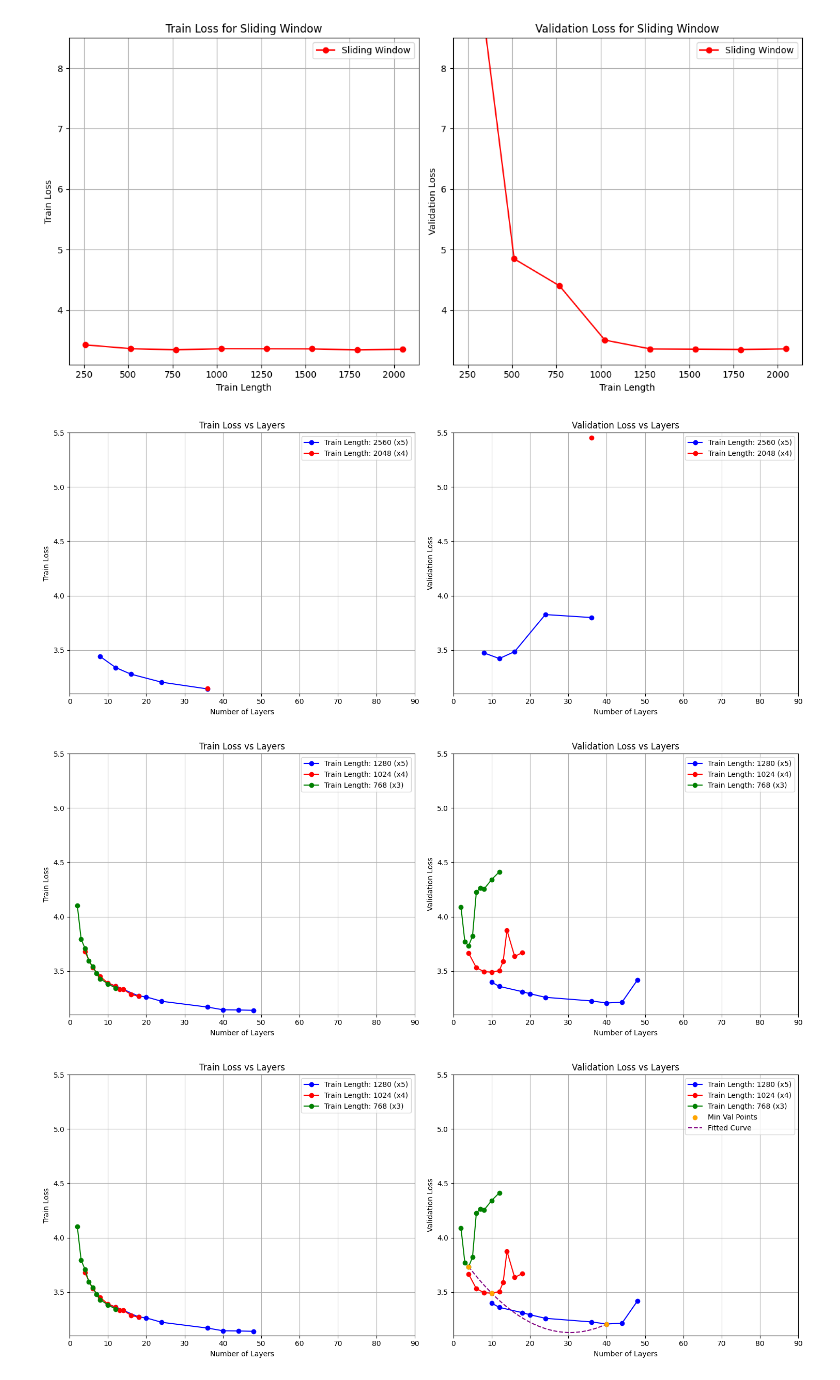
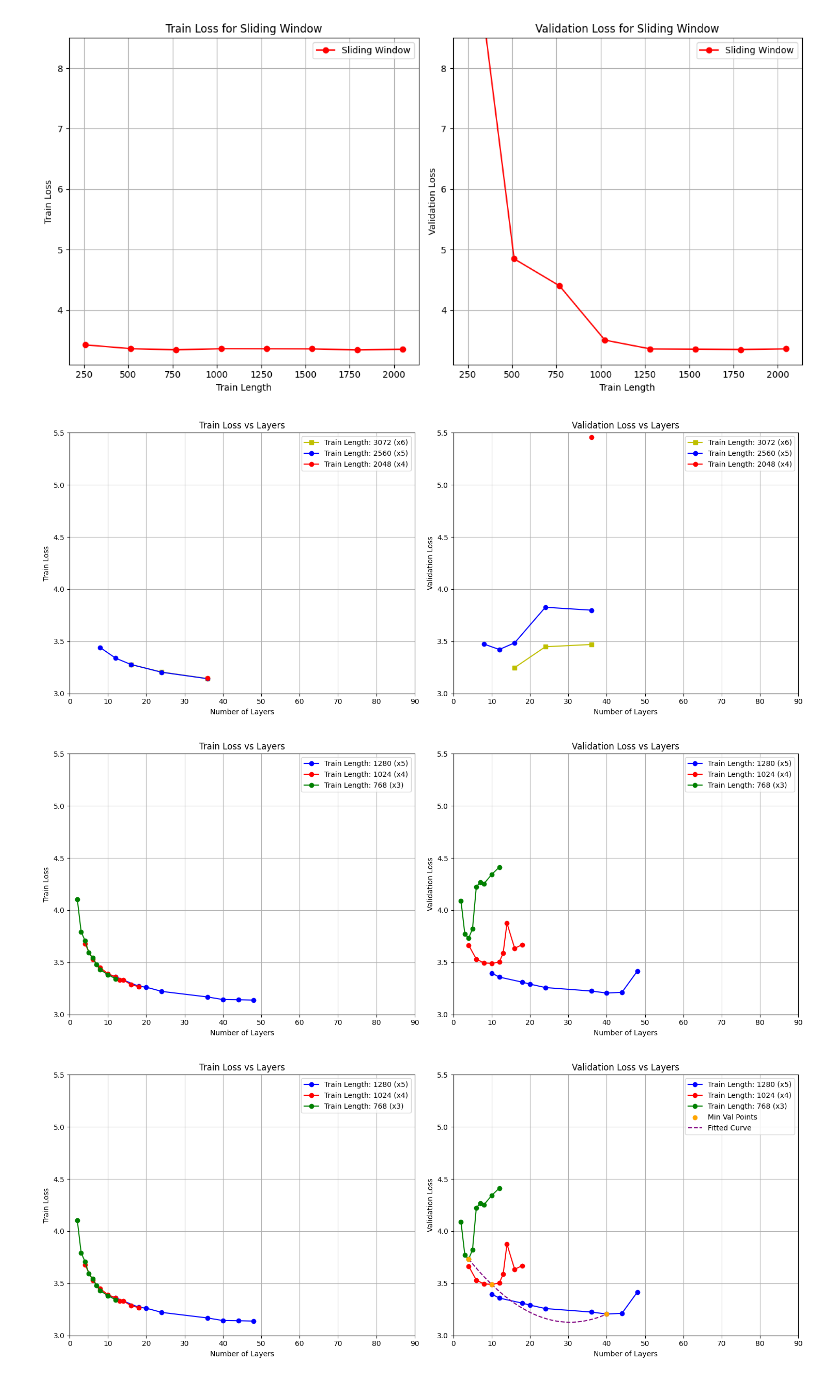
Before and after one commit to Fzkuji/better-nanoGPT, a Jupyter notebook: notebooks/visualization_loss-depth_window_trainsize.ipynb, the cells around one changed output. Drawn from its saved outputs; the diff is of its cells as text; code cells hidden in the pictures.

Commit message:
Visualization.

```diff
--- a/notebooks/visualization_loss-depth_window_trainsize.ipynb
+++ b/notebooks/visualization_loss-depth_window_trainsize.ipynb
@@ -91,10 +91,18 @@ import matplotlib.pyplot as plt
 
 # window size = 512
 
+# | Window Size | Layers | Train Length | Val Length | Train Loss | Val Loss |
+# | ----------- | ------ | ------------ | ---------- | ---------- | -------- |
+# | 512         | 8      | 3072         | 32768      |            |          |
+# | 512         | 12     | 3072         | 32768      |            |          |
+# | 512         | 16     | 3072         | 32768      | 3.27698    | 3.24785  |
+# | 512         | 24     | 3072         | 32768      | 3.20554    | 3.44778  |
+# | 512         | 36     | 3072         | 32768      | 3.14282    | 3.46975  |
+
 # Data for Train: 3072; Val: 32768
-layers_768 = [36]
-train_loss_768 = [3.14535]
-val_loss_768 = [5.4548]
+layers_768 = [16, 24, 36]
+train_loss_768 = [3.27698, 3.20554, 3.14282]
+val_loss_768 = [3.24785, 3.44778, 3.46975]
 
 
 # | Window Size | Layers | Train Length | Val Length | Train Loss | Val Loss |
@@ -117,13 +125,13 @@ train_loss_1024 = [3.14535]
 val_loss_1024 = [5.4548]
 
 # Determine global min and max for y-axis across both train and validation loss
-y_min, y_max = 3.1, 5.5
+y_min, y_max = 3, 5.5
 
 # Create subplots with updated y-axis limits
 fig, (ax1, ax2) = plt.subplots(1, 2, figsize=(15, 6))
 
 # Train loss plot
-# ax1.plot(layers_768, train_loss_768, label="Train Length: 768", marker='o', color='y')
+ax1.plot(layers_768, train_loss_768, label="Train Length: 3072 (x6)", marker='s', color='y')
 ax1.plot(layers_1280, train_loss_1280, label="Train Length: 2560 (x5)", marker='o', color='b')
 ax1.plot(layers_1024, train_loss_1024, label="Train Length: 2048 (x4)", marker='o', color='r')
 ax1.set_title("Train Loss vs Layers")
@@ -135,7 +143,7 @@ ax1.set_ylim(y_min, y_max)
 ax1.set_xlim(0, 90)
 
 # Validation loss plot
-# ax2.plot(layers_768, val_loss_768, label="Train Length: 768", marker='o', color='y')
+ax2.plot(layers_768, val_loss_768, label="Train Length: 3072 (x6)", marker='s', color='y')
 ax2.plot(layers_1280, val_loss_1280, label="Train Length: 2560 (x5)", marker='o', color='b')
 ax2.plot(layers_1024, val_loss_1024, label="Train Length: 2048 (x4)", marker='o', color='r')
 ax2.set_title("Validation Loss vs Layers")
@@ -150,7 +158,7 @@ ax2.set_xlim(0, 90)
 plt.tight_layout()
 plt.show()
 # %% [output]
-[figure, old version]
+[figure, new version]
 # %%
 import matplotlib.pyplot as plt
 
@@ -170,7 +178,7 @@ train_loss_768 = [4.10489, 3.79363, 3.70949, 3.59408, 3.54206, 3.48148, 3.42859,
 val_loss_768 = [4.08787, 3.77111, 3.73329, 3.8204, 4.22443, 4.26603, 4.25381, 4.34246, 4.41327]
 
 # Determine global min and max for y-axis across both train and validation loss
-y_min, y_max = 3.1, 5.5
+y_min, y_max = 3, 5.5
 
 # Create subplots with updated y-axis limits
 fig, (ax1, ax2) = plt.subplots(1, 2, figsize=(15, 6))
@@ -203,7 +211,7 @@ ax2.set_xlim(0, 90)
 plt.tight_layout()
 plt.show()
 # %% [output]
-[figure, old version]
+[figure, new version]
 # %%
 import matplotlib.pyplot as plt
 import numpy as np
@@ -224,7 +232,7 @@ train_loss_768 = [4.10489, 3.79363, 3.70949, 3.59408, 3.54206, 3.48148, 3.42859,
 val_loss_768 = [4.08787, 3.77111, 3.73329, 3.8204, 4.22443, 4.26603, 4.25381, 4.34246, 4.41327]
 
 # Determine global min and max for y-axis across both train and validation loss
-y_min, y_max = 3.1, 5.5
+y_min, y_max = 3, 5.5
 
 # Find minimum validation loss points
 min_val_1280_idx = np.argmin(val_loss_1280)
@@ -255,34 +263,34 @@ fig, (ax1, ax2) = plt.subplots(1, 2, figsize=(15, 6))
 # Train loss plot
 ax1.plot(layers_1280, train_loss_1280, label="Train Length: 1280 (x5)", marker='o', color='b')
 ax1.plot(layers_1024, train_loss_1024, label="Train Length: 1024 (x4)", marker='o', color='r')
 ax1.plot(layers_768, train_loss_768, label="Train Length: 768 (x3)", marker='o', color='g')
 ax1.set_title("Train Loss vs Layers")
 ax1.set_xlabel("Number of Layers")
 ax1.set_ylabel("Train Loss")
 ax1.legend()
 ax1.grid(True)
 ax1.set_ylim(y_min, y_max)
 ax1.set_xlim(0, 90)
 
 # Validation loss plot
 ax2.plot(layers_1280, val_loss_1280, label="Train Length: 1280 (x5)", marker='o', color='b')
 ax2.plot(layers_1024, val_loss_1024, label="Train Length: 1024 (x4)", marker='o', color='r')
 ax2.plot(layers_768, val_loss_768, label="Train Length: 768 (x3)", marker='o', color='g')
 ax2.scatter(x_min_points, y_min_points, color='orange', label="Min Val Points", zorder=5)
 ax2.plot(x_fit, y_fit, color='purple', linestyle='--', label="Fitted Curve")
 ax2.set_title("Validation Loss vs Layers")
 ax2.set_xlabel("Number of Layers")
 ax2.set_ylabel("Validation Loss")
 ax2.legend()
 ax2.grid(True)
 ax2.set_ylim(y_min, y_max)
 ax2.set_xlim(0, 90)
 
 # Display the plots
 plt.tight_layout()
 plt.show()
 # %% [output]
-[figure, old version]
+[figure, new version]
 # %%
 import matplotlib.pyplot as plt
 
```
Also changed, not shown: parts of 2 cells of this notebook, 2 other files.
